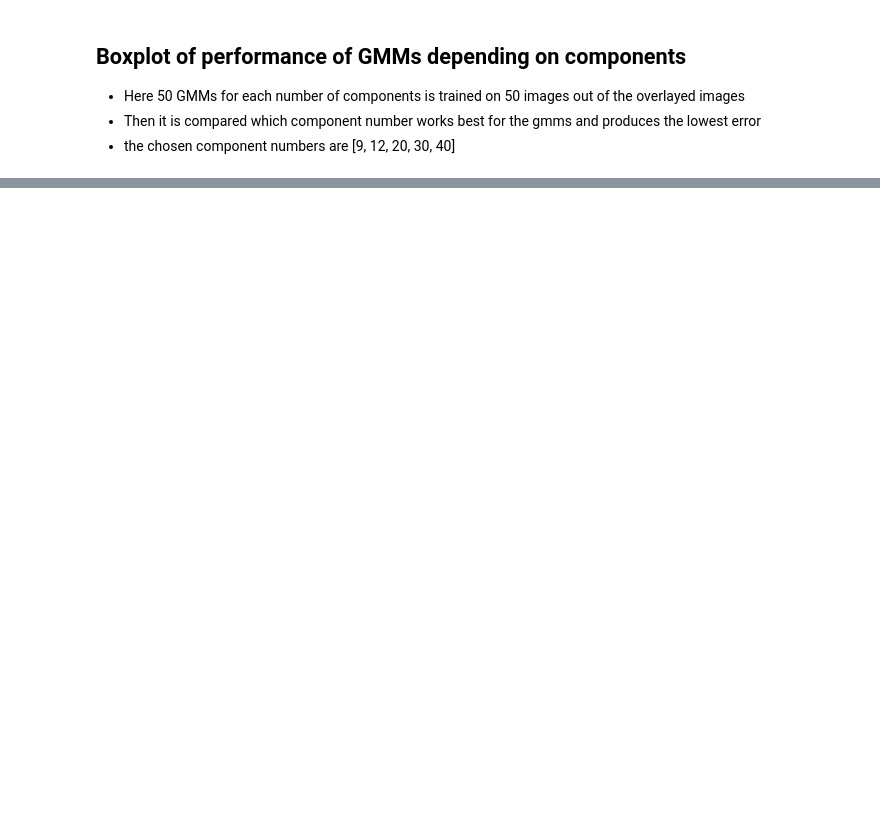
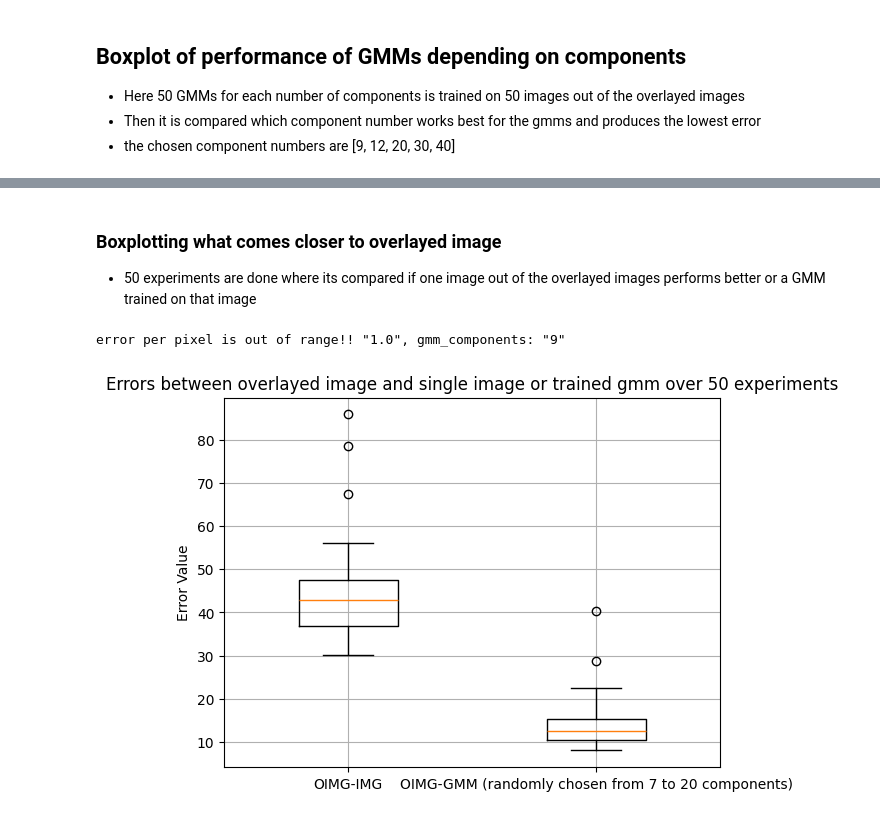
Before and after one commit to DaSebb/gmm_project, a Jupyter notebook: src/gmm_notebook.ipynb, the cells around one changed output, grey strips where cells are left out. Drawn from its saved outputs; the diff is of its cells as text; code cells hidden in the pictures; blank space fills up the shorter version.

```diff
--- a/src/gmm_notebook.ipynb
+++ b/src/gmm_notebook.ipynb
@@ -286,0 +294,22 @@ error per pixel is out of range!! "1.0"
+# %% [markdown]
+### Boxplotting what comes closer to overlayed image
+- 50 experiments are done where its compared if one image out of the overlayed images performs better or a GMM trained on that image
+# %%
+result_1 = []
+gmm_component_numbers = np.random.randint(7, 20, 50)
+for img, component_number in zip(X_digit[20:70], gmm_component_numbers):
+    result_1.append(experiment_1(img, overlayed_digits, component_number))
+result_1 = np.array(result_1)
+
+positions = [1,2]
+data = [result_1[:, 0], result_1[:, 1]]
+plt.boxplot(data, positions=positions, widths=0.4)
+plt.ylabel('Error Value')
+plt.grid(True)
+
+plt.xticks(positions, ['OIMG-IMG', 'OIMG-GMM (randomly chosen from 7 to 20 components)'])
+plt.title("Errors between overlayed image and single image or trained gmm over 50 experiments")
+plt.show()
+# %% [output]
+error per pixel is out of range!! "1.0", gmm_components: "9"
+[figure, added]
```
Also changed, not shown: parts of 6 cells of this notebook.
